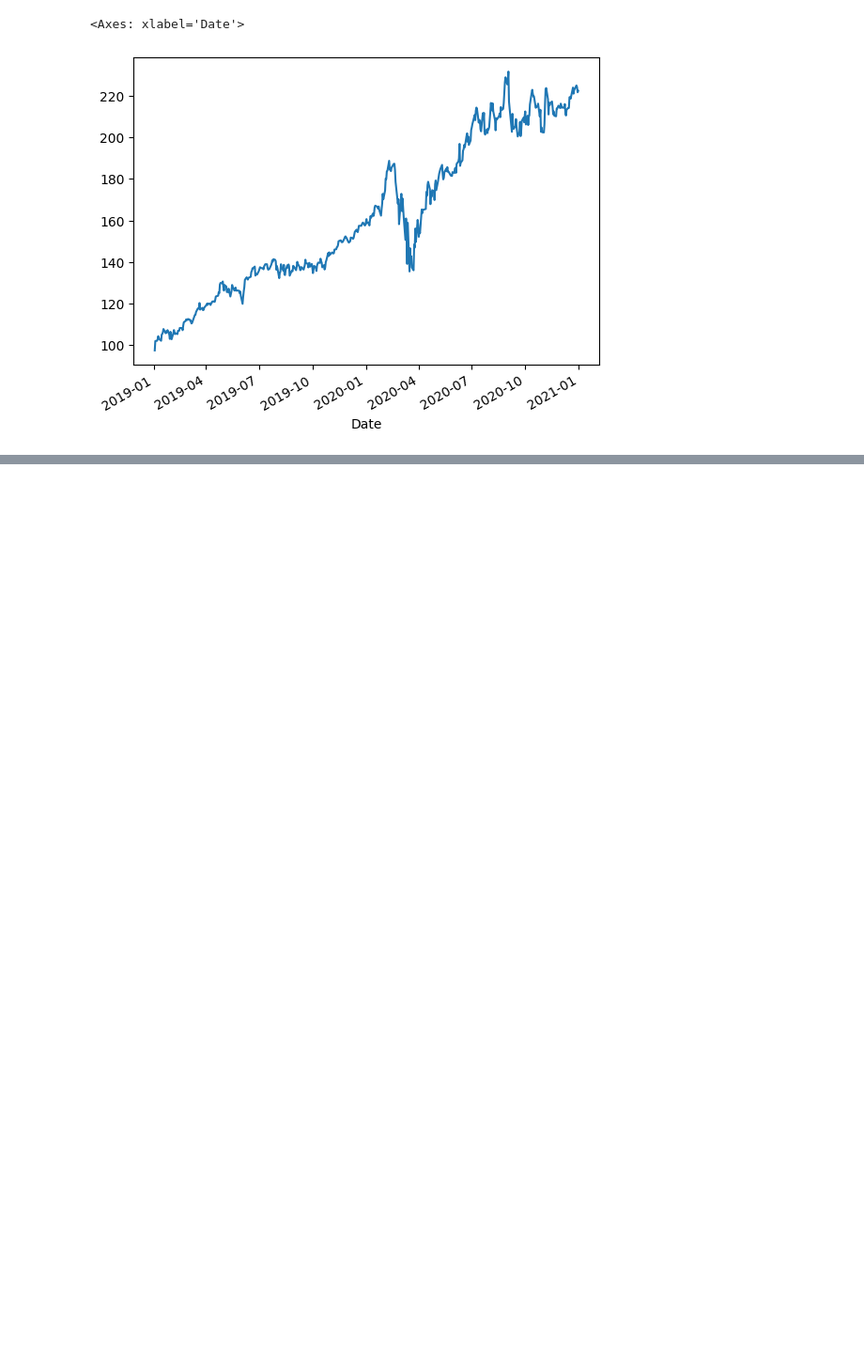
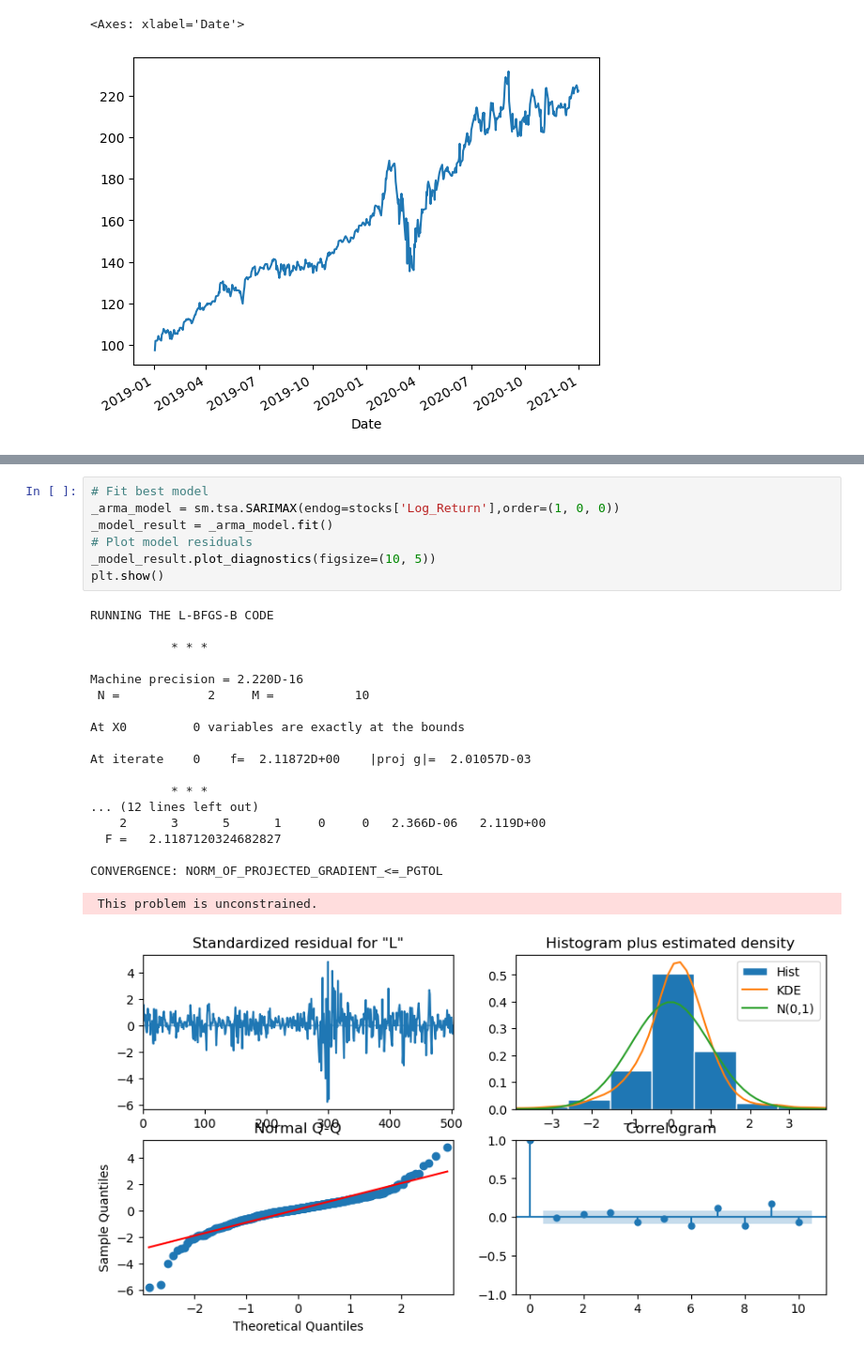
Before and after one commit to ansingh16/Time_Series_Analysis, a Jupyter notebook: Volatility_analysis.ipynb, the cells around one changed output, grey strips where cells are left out. Shown: that part at 94% size. Drawn from its saved outputs; the diff is of its cells as text; blank space fills up the shorter version.

```diff
--- a/Volatility_analysis.ipynb
+++ b/Volatility_analysis.ipynb
@@ -199,0 +305,27 @@ stocks.Close.plot()
+# %%
+# Fit best model
+_arma_model = sm.tsa.SARIMAX(endog=stocks['Log_Return'],order=(1, 0, 0))
+_model_result = _arma_model.fit()
+# Plot model residuals
+_model_result.plot_diagnostics(figsize=(10, 5))
+plt.show()
+# %% [output]
+RUNNING THE L-BFGS-B CODE
+
+           * * *
+
+Machine precision = 2.220D-16
+ N =            2     M =           10
+
+At X0         0 variables are exactly at the bounds
+
+At iterate    0    f=  2.11872D+00    |proj g|=  2.01057D-03
+
+           * * *
+... (12 lines left out)
+    2      3      5      1     0     0   2.366D-06   2.119D+00
+  F =   2.1187120324682827
+
+CONVERGENCE: NORM_OF_PROJECTED_GRADIENT_<=_PGTOL
+ This problem is unconstrained.
+[figure, added]
```
Also changed, not shown: parts of 28 cells of this notebook.
